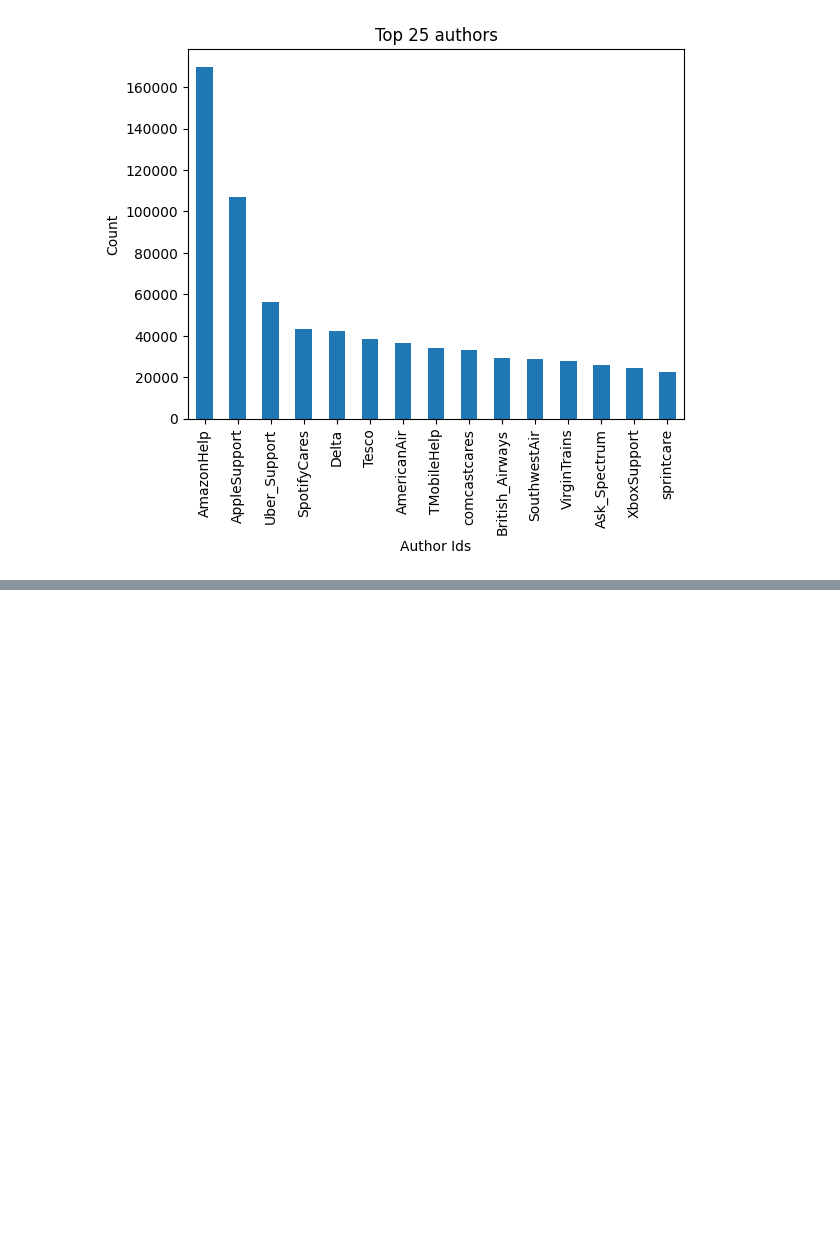
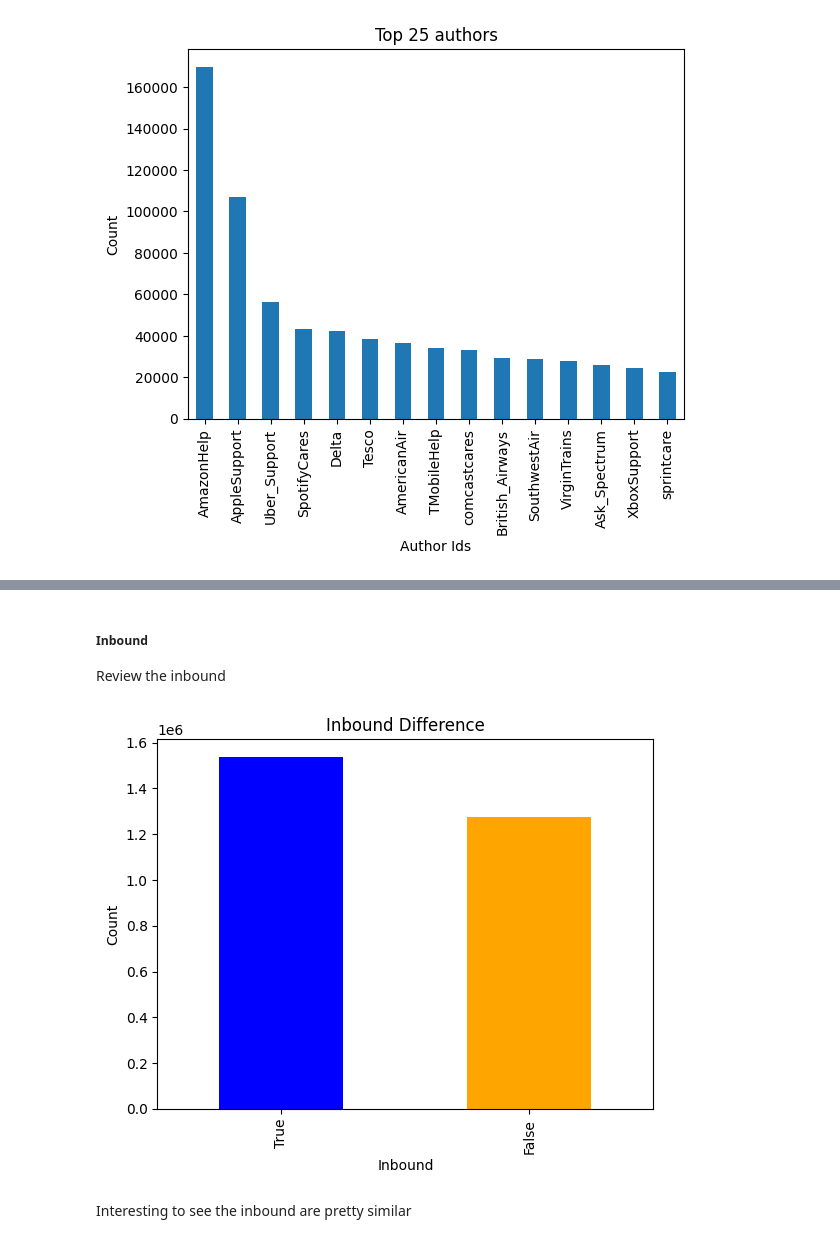
Before and after one commit to erictlong/customer-support-automation, a Jupyter notebook: data analytics/dataReview.ipynb, the cells around one changed output, grey strips where cells are left out. Saved outputs shown, nothing was run; the diff lists cells and outputs as text; code cells hidden in the pictures; blank space fills up the shorter version.

```diff
--- a/data analytics/dataReview.ipynb
+++ b/data analytics/dataReview.ipynb
@@ -83,0 +93,16 @@ plt.show()
+# %% [markdown]
+##### Inbound
+
+Review the inbound
+# %%
+inbound_count = df["inbound"].value_counts()
+# %%
+inbound_count.plot(kind='bar', color=['blue', 'orange'])
+plt.xlabel("Inbound")
+plt.ylabel("Count")
+plt.title("Inbound Difference")
+plt.show()
+# %% [output]
+[figure, added]
+# %% [markdown]
+Interesting to see the inbound are pretty similar
```
Also changed, not shown: parts of 13 cells of this notebook.
